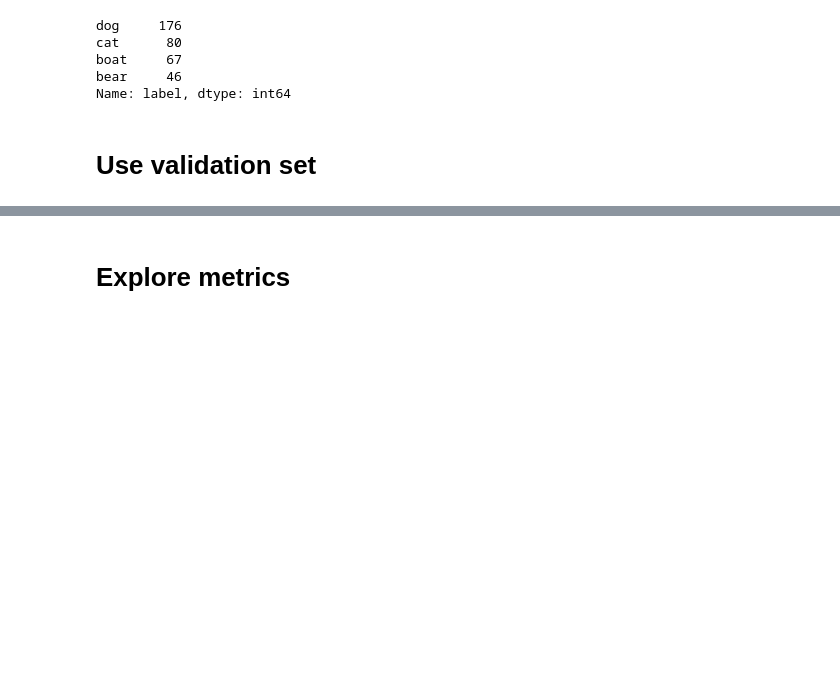
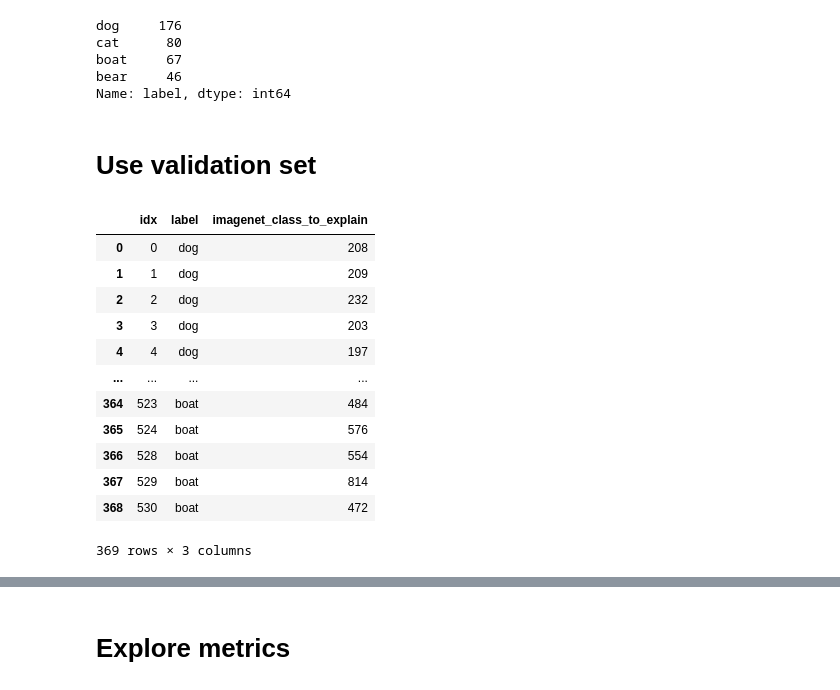
Before and after one commit to lucasalexsorensen/lime-experiments, a Jupyter notebook: lime-simple.ipynb, the cells around one changed output, grey strips where cells are left out. Cells and saved outputs as stored; diff of their text form; code cells hidden in the pictures; blank space fills up the shorter version.

```diff
--- a/lime-simple.ipynb
+++ b/lime-simple.ipynb
@@ -272,6 +310,22 @@ bear     46
 Name: label, dtype: int64
 # %% [markdown]
 # Use validation set
+# %%
+val_df
+# %% [output]
+|  | idx | label | imagenet_class_to_explain |
+| 0 | 0 | dog | 208 |
+| 1 | 1 | dog | 209 |
+| 2 | 2 | dog | 232 |
+| 3 | 3 | dog | 203 |
+| 4 | 4 | dog | 197 |
+| ... | ... | ... | ... |
+| 364 | 523 | boat | 484 |
+| 365 | 524 | boat | 576 |
+| 366 | 528 | boat | 554 |
+| 367 | 529 | boat | 814 |
+| 368 | 530 | boat | 472 |
+369 rows × 3 columns
 # %%
 import copy
 import sklearn.metrics
```
Also changed, not shown: parts of 13 cells of this notebook, 8 other files.
